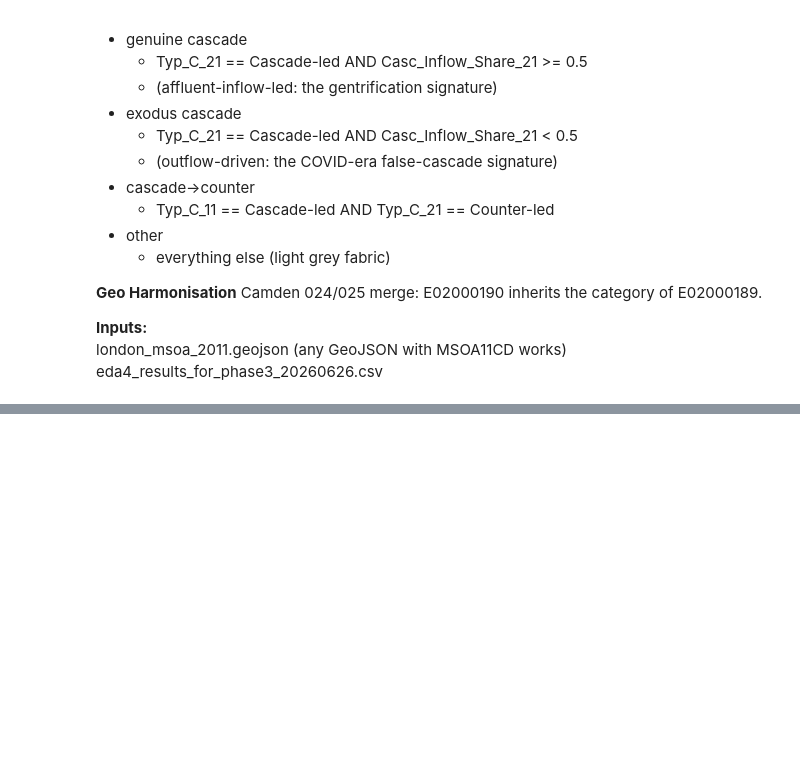
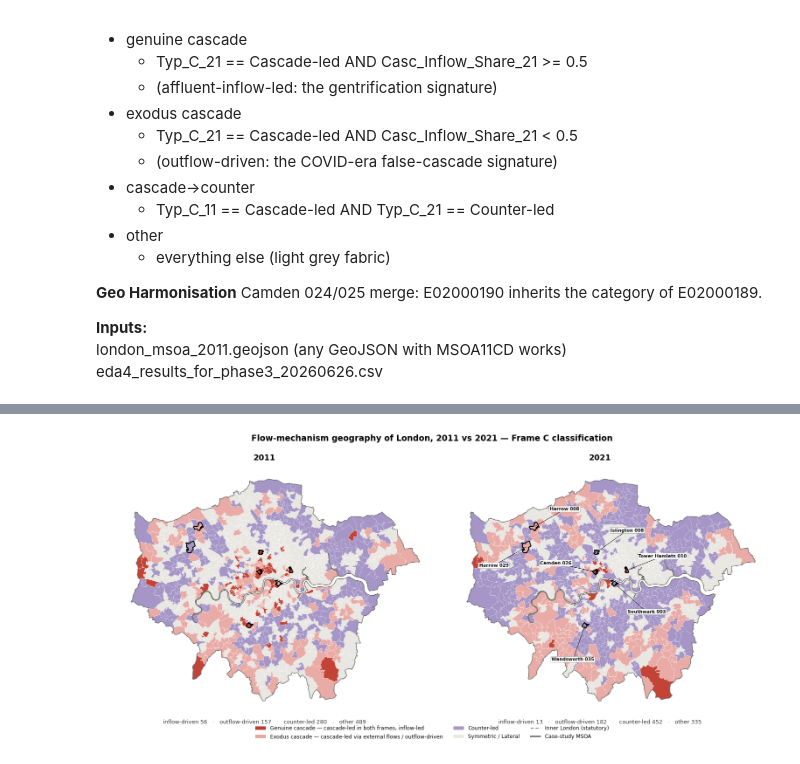
Before and after one commit to yxing82/CASA-Dissertation, a Jupyter notebook: scripts/eda_8_case_locator_map_20260704.ipynb, the cells around one changed output, grey strips where cells are left out. Drawn from its saved outputs; the diff is of its cells as text; code cells hidden in the pictures; blank space fills up the shorter version.

```diff
--- a/scripts/eda_8_case_locator_map_20260704.ipynb
+++ b/scripts/eda_8_case_locator_map_20260704.ipynb
@@ -48,6 +48,7 @@ OUT_DIR     = ROOT / 'outputs' / 'case_study'
 BOUNDARIES  = DATA_DIR / 'london_msoa_2011.geojson'
 EDA4        = ROOT / 'outputs'/'eda4_results_for_phase3_20260626.csv'
 OUT_PNG     = OUT_DIR / 'fig_case_locator_choropleth.png'
+OUT_PNG_2    = OUT_DIR / 'fig_mechanism_geography_2011_2021.png'
 
 OUT_DIR.mkdir(parents=True, exist_ok=True)
 # %%
@@ -206,0 +256,19 @@ genuine     13
+# %%
+# ── classify per year ───────────────────────────────────────────────────
+
+def classify(r, yr):
+    if r[f'Typ_C_{yr}'] == 'Cascade-led':
+        robust    = r[f'Typ_A_{yr}'] == 'Cascade-led'
+        inflowled = r[f'Casc_Inflow_Share_{yr}'] >= INFLOW_MIN
+        return 'inflow-driven' if (robust and inflowled) else 'outflow-driven'
+    if r[f'Typ_C_{yr}'] == 'Counter-led':
+        return 'counter'
+    return 'other'
+
+cat, counts = {}, {}
+for yr in ('11', '21'):
+    e4[f'mech_{yr}'] = e4.apply(classify, axis=1, yr=yr)
+    d = dict(zip(e4['msoa11cd'], e4[f'mech_{yr}']))
+    d['E02000190'] = d.get('E02000189', 'other')
+    cat[yr] = d
+    counts[yr] = e4[f'mech_{yr}'].value_counts()
@@ -206,0 +302,62 @@ genuine     13
+# %%
+# ── figure: two panels ──────────────────────────────────────────────────
+fig, axes = plt.subplots(1, 2, figsize=(15.5, 7.2))
+
+for ax, yr, label_cases in zip(axes, ('11', '21'), (False, True)):
+    for c in ('other', 'counter', 'outflow-driven', 'inflow-driven'):
+        st = CAT_STYLE[c]
+        polys = [r for g, code in zip(geoms, codes)
+                 if cat[yr].get(code, 'other') == c for r in rings(g)]
+        if polys:
+            ax.add_collection(PolyCollection(polys, facecolor=st['fc'],
+                                             edgecolor='white', linewidth=0.25,
+                                             alpha=st['alpha'], zorder=2))
+    for r in rings(london):
+        ax.plot(r[:, 0], r[:, 1], color='#6f6f6f', lw=1.0, zorder=5)
+    for r in rings(inner):
+        ax.plot(r[:, 0], r[:, 1], color='#3d3d3d', lw=1.0, ls=(0, (5, 3)), zorder=5)
+
+    for code, name in CASES.items():
+        g = geoms[codes.index(code)]
+        ax.add_collection(PolyCollection(rings(g), facecolor='none',
+                                         edgecolor='black', linewidth=1.4, zorder=6))
+        if label_cases:
+            cx, cy = g.centroid.x, g.centroid.y
+            dx, dy = LABEL_OFF[name]
+            ax.annotate(name, xy=(cx, cy), xytext=(cx + dx, cy + dy),
+                        fontsize=7.4, fontweight='bold', color='#111',
+                        ha='center', va='center', zorder=8,
+                        arrowprops=dict(arrowstyle='-', color='#111', lw=0.7,
+                                        shrinkA=0, shrinkB=1),
+                        bbox=dict(boxstyle='round,pad=0.18', fc='white',
+                                  ec='#999', lw=0.5, alpha=0.9))
+
+    n = counts[yr]
+    ax.set_title(f'20{yr}', fontsize=13, fontweight='bold', pad=6)
+    ax.text(0.5, -0.015,
+            f"inflow-driven {n.get('inflow-driven',0)}   \u00b7   outflow-driven {n.get('outflow-driven',0)}   \u00b7   "
+            f"counter-led {n.get('counter',0)}   \u00b7   other {n.get('other',0)}",
+            transform=ax.transAxes, ha='center', va='top', fontsize=9, color='#333')
+    ax.set_aspect(1.0 / np.cos(np.radians(51.5)))
+    ax.set_xlim(-0.60, 0.36); ax.set_ylim(51.26, 51.72)
+    ax.set_axis_off()
+
+handles = [
+    mpatches.Patch(fc=C_IN, label='Genuine cascade \u2014 cascade-led in both frames, inflow-led'),
+    mpatches.Patch(fc=C_EX, label='Exodus cascade \u2014 cascade-led via external flows / outflow-driven'),
+    mpatches.Patch(fc=K_IN, alpha=0.6, label='Counter-led'),
+    mpatches.Patch(fc=GREY, label='Symmetric / Lateral'),
+    Line2D([0], [0], color='#3d3d3d', lw=1.0, ls=(0, (5, 3)), label='Inner London (statutory)'),
+    Line2D([0], [0], color='black', lw=1.4, label='Case-study MSOA'),
+]
+fig.legend(handles=handles, loc='lower center', ncol=3, frameon=False,
+           fontsize=8.6, bbox_to_anchor=(0.5, 0.005))
+fig.suptitle('Flow-mechanism geography of London, 2011 vs 2021 \u2014 Frame C classification',
+             fontsize=13.5, fontweight='bold', y=0.99)
+
+plt.tight_layout(rect=[0, 0.075, 1, 0.965])
+plt.savefig(OUT_PNG_2, dpi=150, bbox_inches='tight')
+print(f'saved {OUT_PNG_2}')
+for yr in ('11', '21'):
+    print(f'20{yr}:', counts[yr].to_dict())
+# %% [output]
@@ -206,0 +367 @@ genuine     13
+[figure, added]
```
Also changed, not shown: parts of 11 cells of this notebook, 2 other files.
